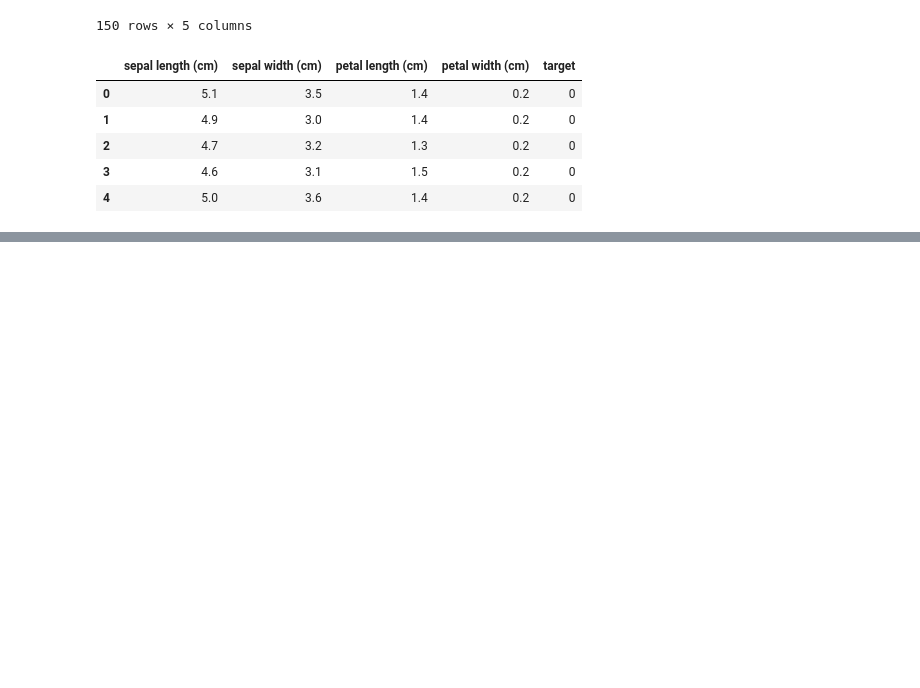
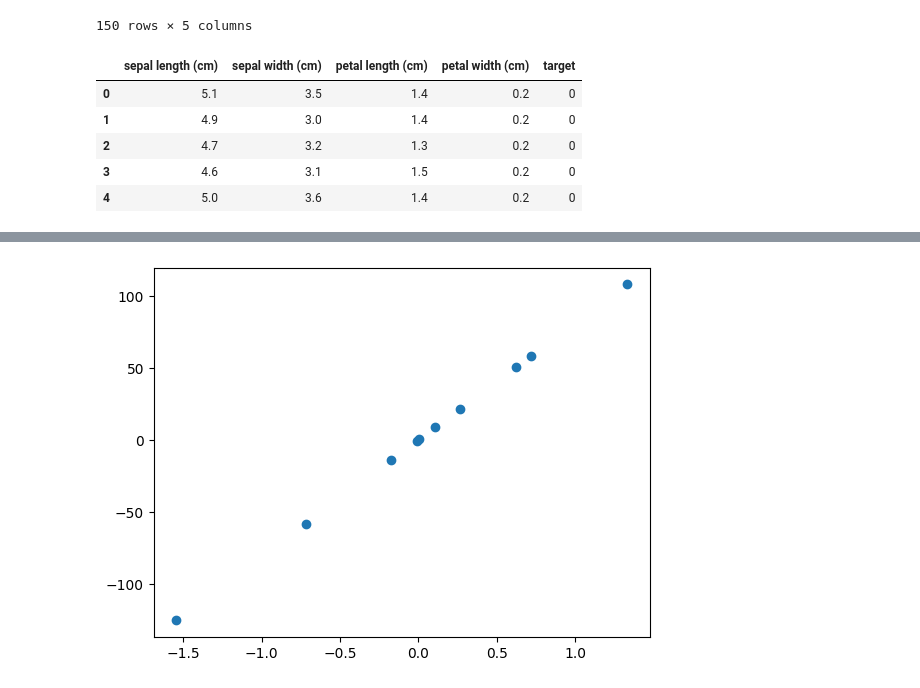
Before and after one commit to Aliyamkamila/Data-Science-Intermediate, a Jupyter notebook: Scikit_Learn_Datasets.ipynb, the cells around one changed output, grey strips where cells are left out. Cells and saved outputs as stored; diff of their text form; code cells hidden in the pictures; blank space fills up the shorter version.

```diff
--- a/Scikit_Learn_Datasets.ipynb
+++ b/Scikit_Learn_Datasets.ipynb
@@ -141,0 +182,6 @@ iris_df.head()
+# %%
+from sklearn.datasets import make_regression
+
+features, targets = make_regression(n_samples=10, n_features=1, random_state=10)
+
+features, targets
@@ -141,0 +202,7 @@ iris_df.head()
+# %%
+import matplotlib.pyplot as plt
+
+plt.plot(features, targets, 'o')
+plt.show()
+# %% [output]
+[figure, added]
```
Also changed, not shown: parts of 8 cells of this notebook.
